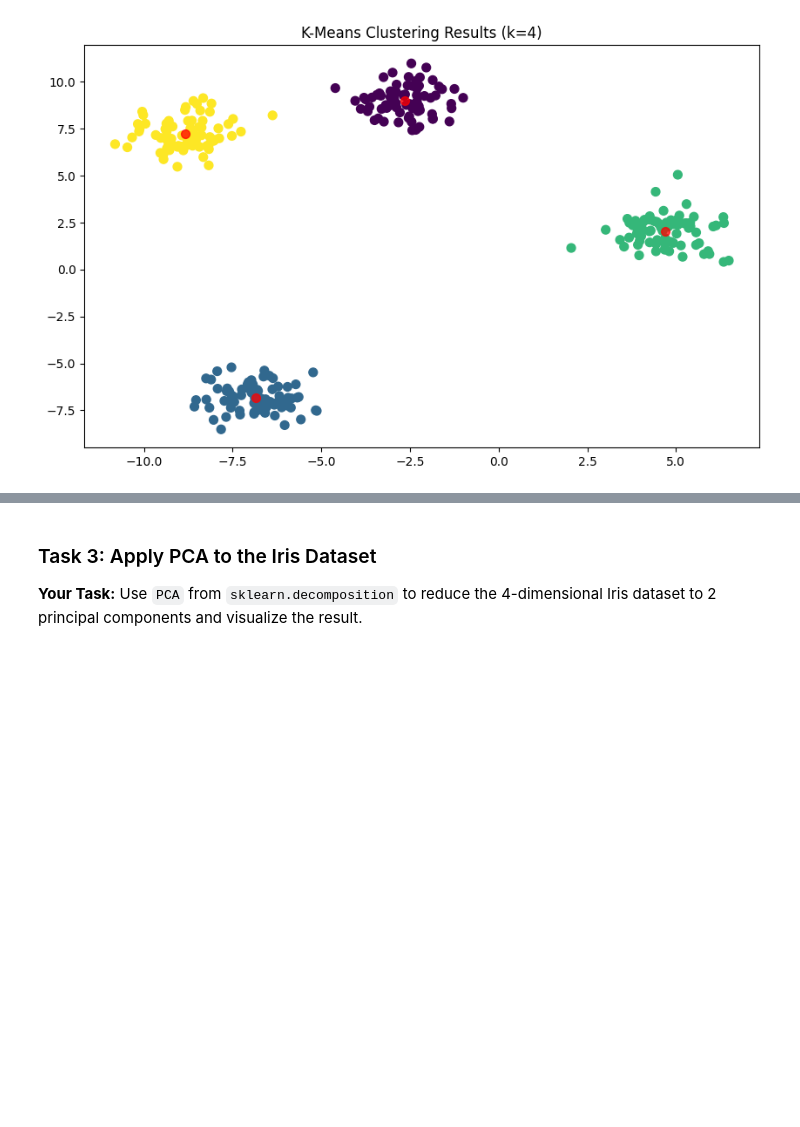
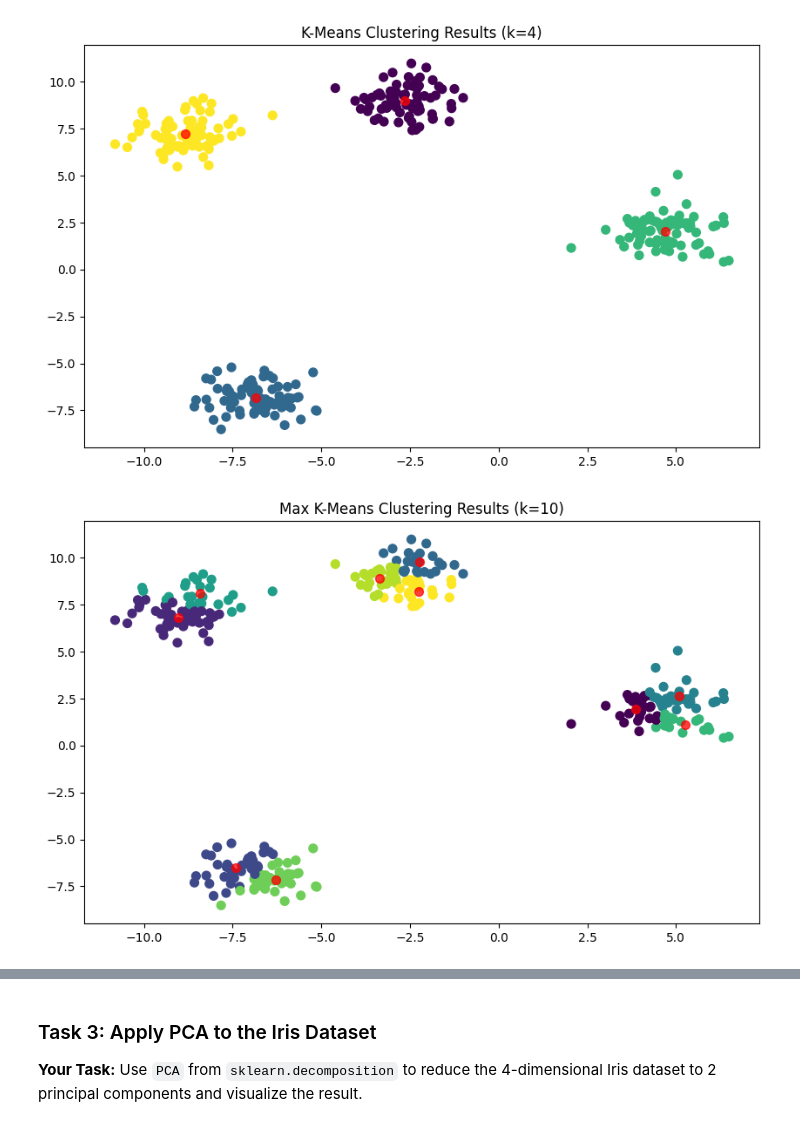
Before and after one commit to CeZa18/ITAI-1371-ML-Labs, a Jupyter notebook: L10_CesarZaldivar_ITA1371.ipynb, the cells around one changed output, grey strips where cells are left out. Drawn from its saved outputs; the diff is of its cells as text; code cells hidden in the pictures; blank space fills up the shorter version.

```diff
--- a/L10_CesarZaldivar_ITA1371.ipynb
+++ b/L10_CesarZaldivar_ITA1371.ipynb
@@ -76,6 +82,23 @@ plt.title('K-Means Clustering Results (k=4)')
 plt.show()
 # %% [output]
 [figure]
+# %%
+# 1. I createed another KMeans model to observe the the results running the with max n_clusters=10 to observe what is the effect of adding more cuslters
+kmeans = KMeans(n_clusters=10, random_state=42, n_init=10)
+kmeans.fit(X)
+# 2. Get the cluster assignments for each data point
+labels = kmeans.labels_
+# 3. Get the coordinates of the cluster centers
+centers = kmeans.cluster_centers_
+# 4. Create a scatter plot of the data, colored by the labels
+plt.figure(figsize=(10, 6))
+plt.scatter(X[:, 0], X[:, 1], c=labels, s=50, cmap='viridis')
+plt.scatter(centers[:, 0], centers[:, 1], c='red', s=200, alpha=0.75, marker='.')
+# Plot the centers
+plt.title('Max K-Means Clustering Results (k=10)')
+plt.show()
+# %% [output]
+[figure, added]
 # %% [markdown]
 ## Part 3: Principal Component Analysis (PCA)
 **Concept:** PCA is a dimensionality reduction technique. It transforms the data into a new coordinate system of **principal components**. These components are orthogonal (uncorrelated) and are ordered by the amount of variance in the data they explain. By keeping only the first few principal components, we can reduce the number of dimensions in our data while losing as little information as possible.
```
Also changed, not shown: parts of 1 cell of this notebook.
